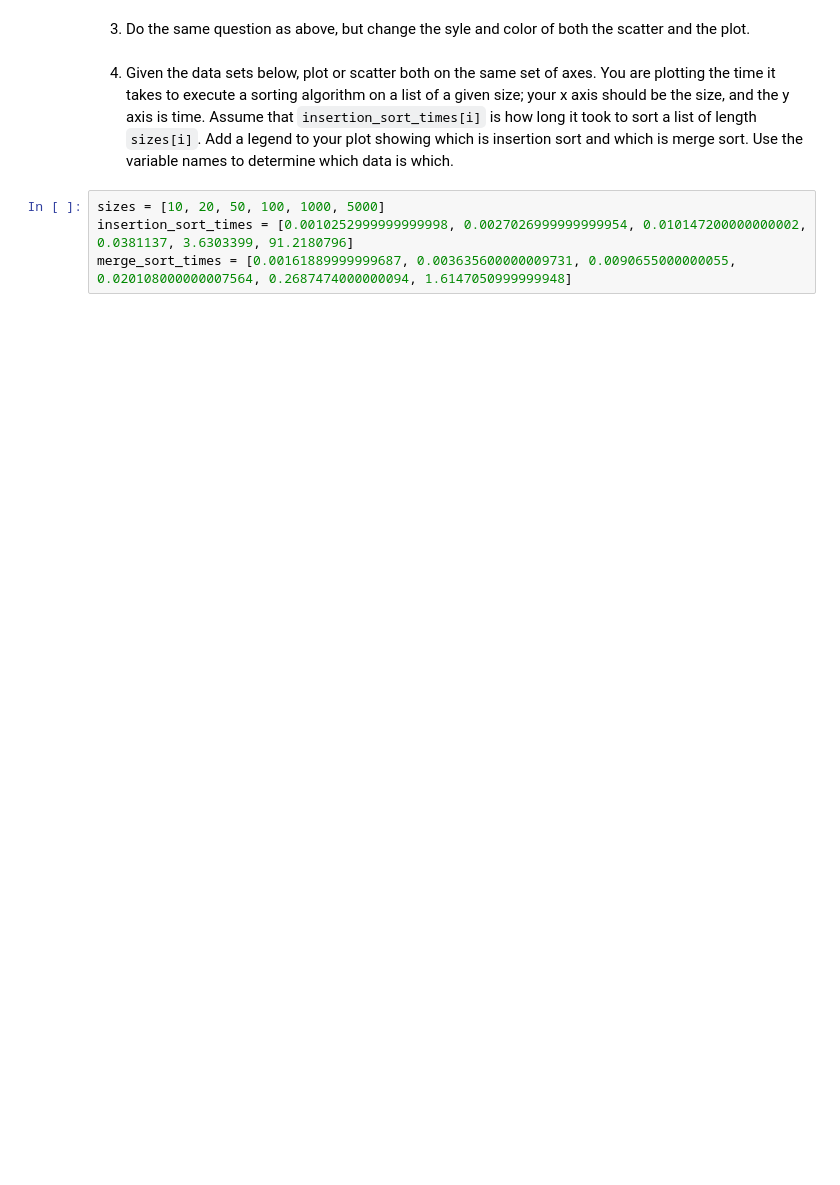
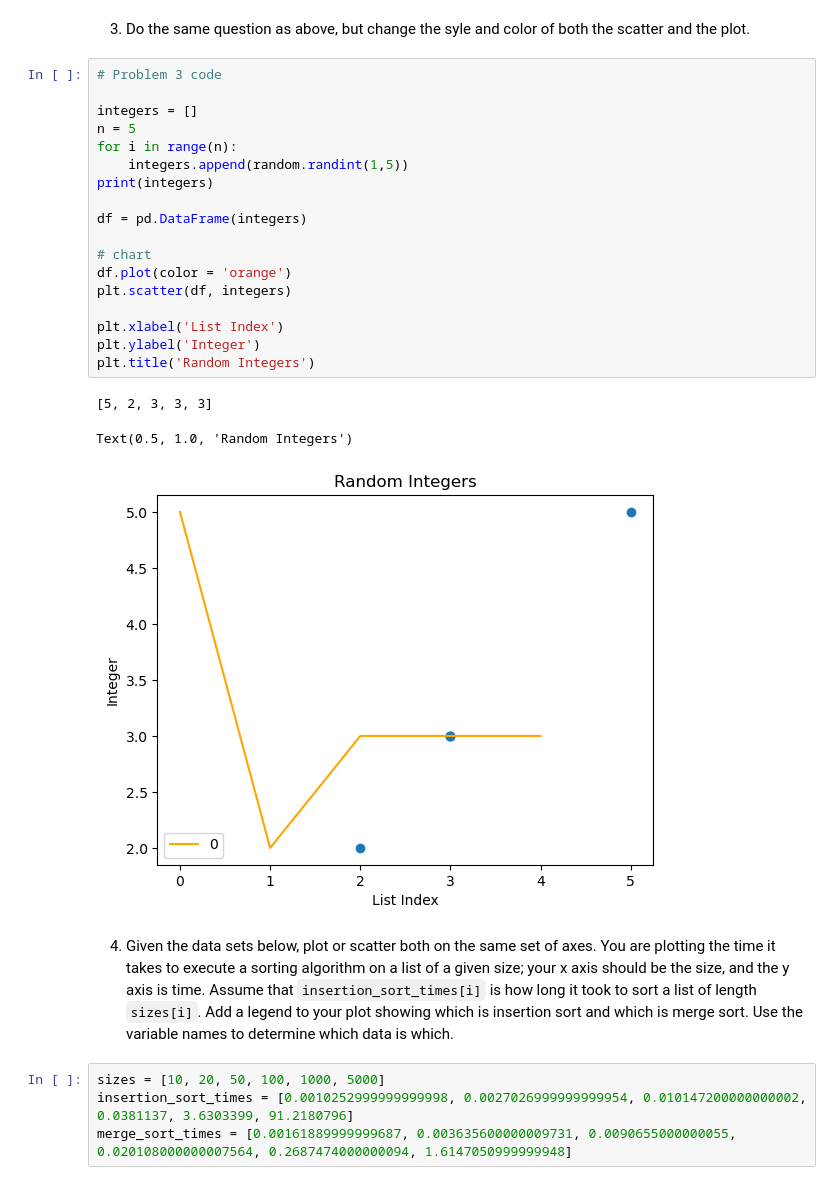
Before and after one commit to krh5284/pyplot, a Jupyter notebook: pyplot.ipynb, the cells around one changed output. Drawn from its saved outputs; the diff is of its cells as text; blank space fills up the shorter version.

```diff
--- a/pyplot.ipynb
+++ b/pyplot.ipynb
@@ -73,5 +103,27 @@ Text(0.5, 1.0, 'Distribution of Characters')
 # %% [markdown]
 3. Do the same question as above, but change the syle and color of both the scatter and the plot.
+# %%
+# Problem 3 code
+
+integers = []
+n = 5
+for i in range(n):
+    integers.append(random.randint(1,5))
+print(integers)
+
+df = pd.DataFrame(integers)
+
+# chart
+df.plot(color = 'orange')
+plt.scatter(df, integers)
+
+plt.xlabel('List Index')
+plt.ylabel('Integer')
+plt.title('Random Integers')
+# %% [output]
+[5, 2, 3, 3, 3]
+Text(0.5, 1.0, 'Random Integers')
+[figure, added]
 # %% [markdown]
 4. Given the data sets below, plot or scatter both on the same set of axes.  You are plotting the time it takes to execute a sorting algorithm on a list of a given size; your x axis should be the size, and the y axis is time.  Assume that `insertion_sort_times[i]` is how long it took to sort a list of length `sizes[i]`.  Add a legend to your plot showing which is insertion sort and which is merge sort.  Use the variable names to determine which data is which.
 # %%
```
Also changed, not shown: parts of 2 cells of this notebook.
